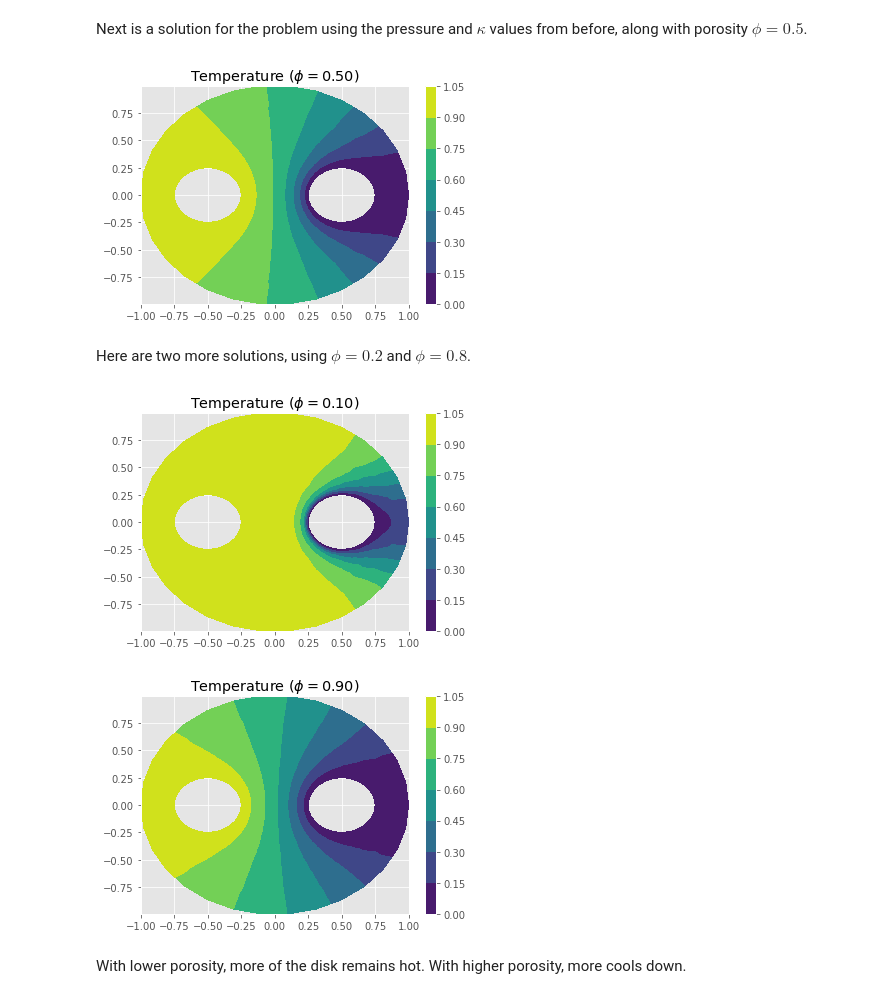
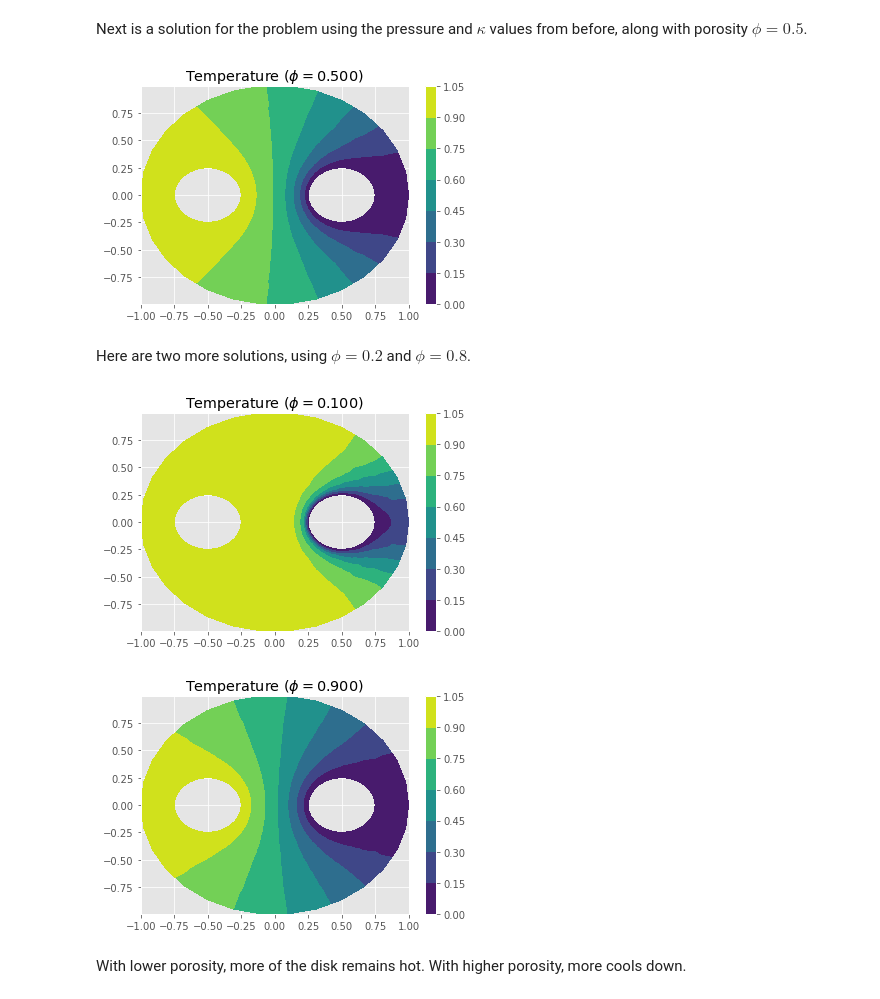
Before and after one commit to j-emmel/class, a Jupyter notebook: hw5/hw5.ipynb, the cells around one changed output. Cells and saved outputs as stored; diff of their text form; code cells hidden in the pictures.

```diff
--- a/hw5/hw5.ipynb
+++ b/hw5/hw5.ipynb
@@ -204,35 +204,35 @@ Next is a solution for the problem using the pressure and $\kappa$ values from b
 # %%
 def solve_temp(mesh, p, k, phi, plot_temp = False, verbose=False):
     fe = fe2tri(p)
 
     prob = laplacian2(k=k)
     x_pressure, pressure = fe2_solve(fe, mesh, prob.form, dict(left=lambda x:0*x[:,0]+1, right=lambda x:0*x[:,0]), verbose=False)
 
     temp_prob = temperature()
     vel_pieces = velocity_components(pressure, kappa=k, phi=phi)
     x_temp, temp_soln = fe2_solve_hw5(fe, mesh, temp_prob.form, vel_pieces, dict(left=lambda x:0*x[:,0]+1, right=lambda x:0*x[:,0]), verbose=False)
 
     if plot_temp:
         triangles = mesh.tri if (p == 1) else mesh.tri2()
         pyplot.figure()
         pyplot.tricontourf(x_temp[:,0], x_temp[:,1], temp_soln, triangles=triangles)
-        pyplot.title("Temperature ($\phi ={:.2f}$)".format(phi))
+        pyplot.title("Temperature ($\phi ={:.3f}$)".format(phi))
         pyplot.colorbar();
 
     return x_temp, temp_soln
 
 phi = 0.5
 solve_temp(mesh, 2, kappa, phi, plot_temp = True);
 # %% [output]
-[figure, old version]
+[figure, new version]
 # %% [markdown]
 Here are two more solutions, using $\phi = 0.2$ and $\phi = 0.8$.
 # %%
 solve_temp(mesh, 2, kappa, 0.1, plot_temp = True);
 solve_temp(mesh, 2, kappa, 0.9, plot_temp = True);
 # %% [output]
-[figure, old version]
+[figure, new version]
-[figure, old version]
+[figure, new version]
 # %% [markdown]
 With lower porosity, more of the disk remains hot. With higher porosity, more cools down.
 # %% [markdown]
```
Also changed, not shown: parts of 7 cells of this notebook, 1 other file.
